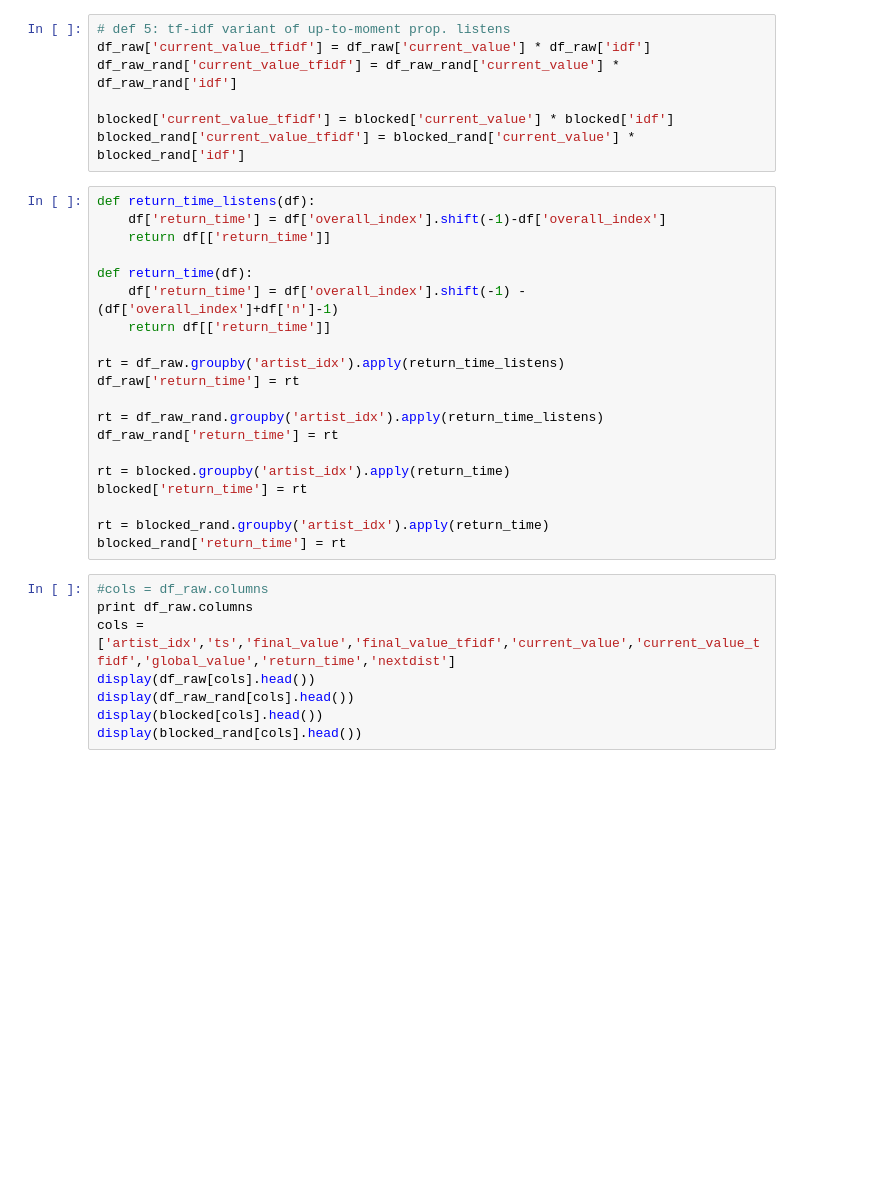
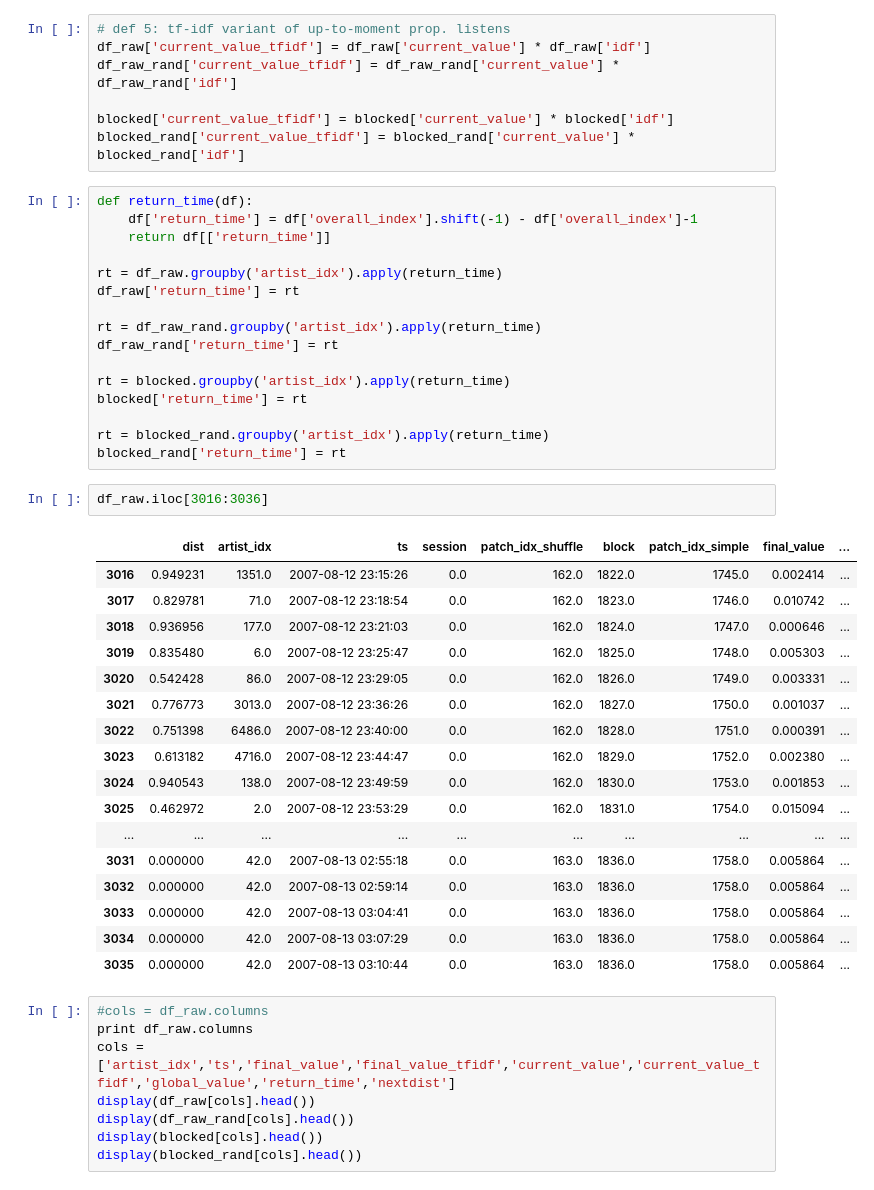
Before and after one commit to jlorince/MusicForaging, a Jupyter notebook: notebooks/explore-exploit.ipynb, the cells around one changed output. Cells and saved outputs as stored; diff of their text form; blank space fills up the shorter version.

```diff
--- a/notebooks/explore-exploit.ipynb
+++ b/notebooks/explore-exploit.ipynb
@@ -104,18 +104,14 @@ df_raw_rand['current_value_tfidf'] = df_raw_rand['current_value'] * df_raw_rand[
 blocked['current_value_tfidf'] = blocked['current_value'] * blocked['idf']
 blocked_rand['current_value_tfidf'] = blocked_rand['current_value'] * blocked_rand['idf']
 # %%
-def return_time_listens(df):
-    df['return_time'] = df['overall_index'].shift(-1)-df['overall_index']
+def return_time(df):
+    df['return_time'] = df['overall_index'].shift(-1) - df['overall_index']-1
     return df[['return_time']]
 
-def return_time(df):
-    df['return_time'] = df['overall_index'].shift(-1) - (df['overall_index']+df['n']-1)
-    return df[['return_time']]
-
-rt = df_raw.groupby('artist_idx').apply(return_time_listens)
+rt = df_raw.groupby('artist_idx').apply(return_time)
 df_raw['return_time'] = rt
 
-rt = df_raw_rand.groupby('artist_idx').apply(return_time_listens)
+rt = df_raw_rand.groupby('artist_idx').apply(return_time)
 df_raw_rand['return_time'] = rt
 
 rt = blocked.groupby('artist_idx').apply(return_time)
@@ -123,6 +119,26 @@ blocked['return_time'] = rt
 
 rt = blocked_rand.groupby('artist_idx').apply(return_time)
 blocked_rand['return_time'] = rt
+# %%
+df_raw.iloc[3016:3036]
+# %% [output]
+|  | dist | artist_idx | ts | session | patch_idx_shuffle | block | patch_idx_simple | final_value | ... |
+| 3016 | 0.949231 | 1351.0 | 2007-08-12 23:15:26 | 0.0 | 162.0 | 1822.0 | 1745.0 | 0.002414 | ... |
+| 3017 | 0.829781 | 71.0 | 2007-08-12 23:18:54 | 0.0 | 162.0 | 1823.0 | 1746.0 | 0.010742 | ... |
+| 3018 | 0.936956 | 177.0 | 2007-08-12 23:21:03 | 0.0 | 162.0 | 1824.0 | 1747.0 | 0.000646 | ... |
+| 3019 | 0.835480 | 6.0 | 2007-08-12 23:25:47 | 0.0 | 162.0 | 1825.0 | 1748.0 | 0.005303 | ... |
+| 3020 | 0.542428 | 86.0 | 2007-08-12 23:29:05 | 0.0 | 162.0 | 1826.0 | 1749.0 | 0.003331 | ... |
+| 3021 | 0.776773 | 3013.0 | 2007-08-12 23:36:26 | 0.0 | 162.0 | 1827.0 | 1750.0 | 0.001037 | ... |
+| 3022 | 0.751398 | 6486.0 | 2007-08-12 23:40:00 | 0.0 | 162.0 | 1828.0 | 1751.0 | 0.000391 | ... |
+| 3023 | 0.613182 | 4716.0 | 2007-08-12 23:44:47 | 0.0 | 162.0 | 1829.0 | 1752.0 | 0.002380 | ... |
+| 3024 | 0.940543 | 138.0 | 2007-08-12 23:49:59 | 0.0 | 162.0 | 1830.0 | 1753.0 | 0.001853 | ... |
+| 3025 | 0.462972 | 2.0 | 2007-08-12 23:53:29 | 0.0 | 162.0 | 1831.0 | 1754.0 | 0.015094 | ... |
+| ... | ... | ... | ... | ... | ... | ... | ... | ... | ... |
+| 3031 | 0.000000 | 42.0 | 2007-08-13 02:55:18 | 0.0 | 163.0 | 1836.0 | 1758.0 | 0.005864 | ... |
+| 3032 | 0.000000 | 42.0 | 2007-08-13 02:59:14 | 0.0 | 163.0 | 1836.0 | 1758.0 | 0.005864 | ... |
+| 3033 | 0.000000 | 42.0 | 2007-08-13 03:04:41 | 0.0 | 163.0 | 1836.0 | 1758.0 | 0.005864 | ... |
+| 3034 | 0.000000 | 42.0 | 2007-08-13 03:07:29 | 0.0 | 163.0 | 1836.0 | 1758.0 | 0.005864 | ... |
+| 3035 | 0.000000 | 42.0 | 2007-08-13 03:10:44 | 0.0 | 163.0 | 1836.0 | 1758.0 | 0.005864 | ... |
 # %%
 #cols = df_raw.columns
 print df_raw.columns
```
Also changed, not shown: parts of 2 cells of this notebook, 2 other files.
